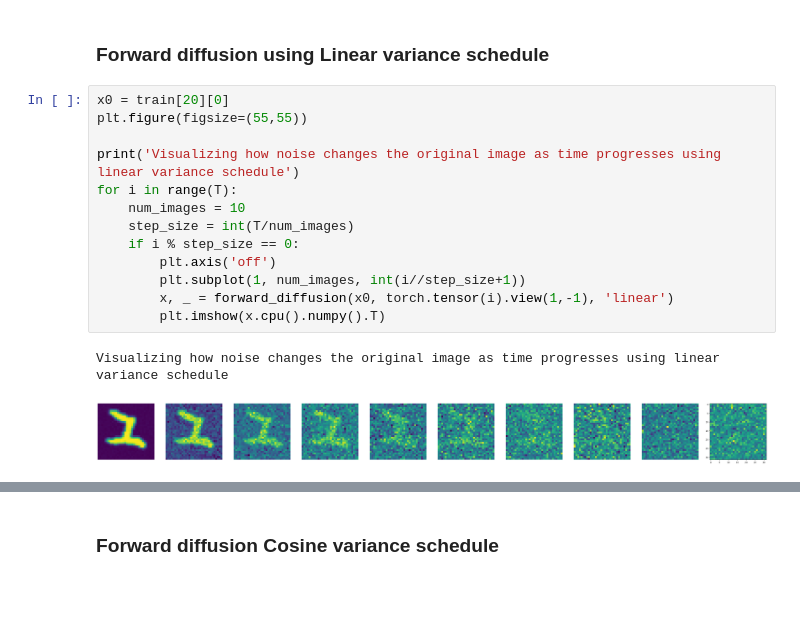
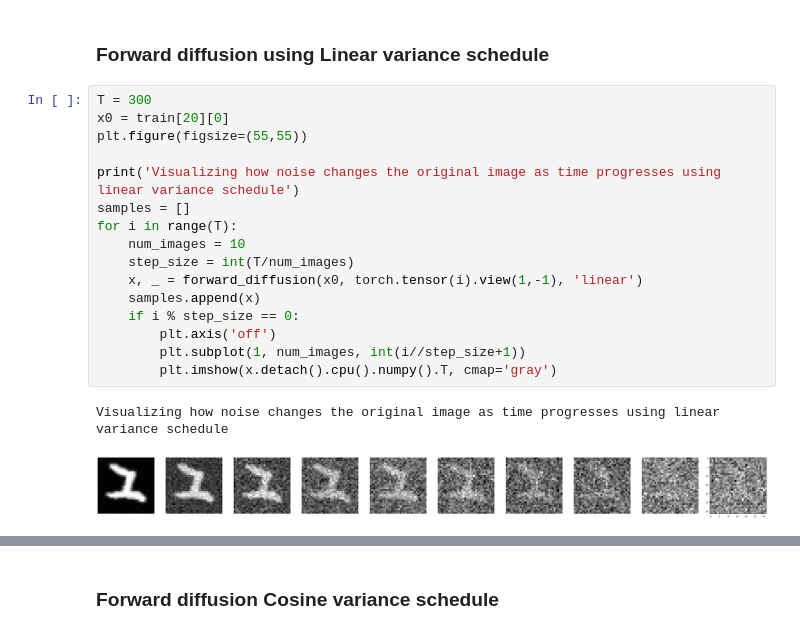
Before and after one commit to SwethaSrikari/ImageGeneration-DiffusionModel, a Jupyter notebook: Foward and reverse diffusion process.ipynb, the cells around one changed output, grey strips where cells are left out. Saved outputs shown, nothing was run; the diff lists cells and outputs as text; blank space fills up the shorter version.

```diff
--- a/Foward and reverse diffusion process.ipynb
+++ b/Foward and reverse diffusion process.ipynb
@@ -143,18 +143,21 @@ plt.imshow(train[20][0].T, cmap='gray')
 # %% [markdown]
 ### Forward diffusion using Linear variance schedule
 # %%
+T = 300
 x0 = train[20][0]
 plt.figure(figsize=(55,55))
 
 print('Visualizing how noise changes the original image as time progresses using linear variance schedule')
+samples = []
 for i in range(T):
     num_images = 10
     step_size = int(T/num_images)
+    x, _ = forward_diffusion(x0, torch.tensor(i).view(1,-1), 'linear')
+    samples.append(x)
     if i % step_size == 0:
         plt.axis('off')
         plt.subplot(1, num_images, int(i//step_size+1))
-        x, _ = forward_diffusion(x0, torch.tensor(i).view(1,-1), 'linear')
-        plt.imshow(x.cpu().numpy().T)
+        plt.imshow(x.detach().cpu().numpy().T, cmap='gray')
 # %% [output]
 Visualizing how noise changes the original image as time progresses using linear variance schedule
-[figure, old version]
+[figure, new version]
```
Also changed, not shown: parts of 3 cells of this notebook.
